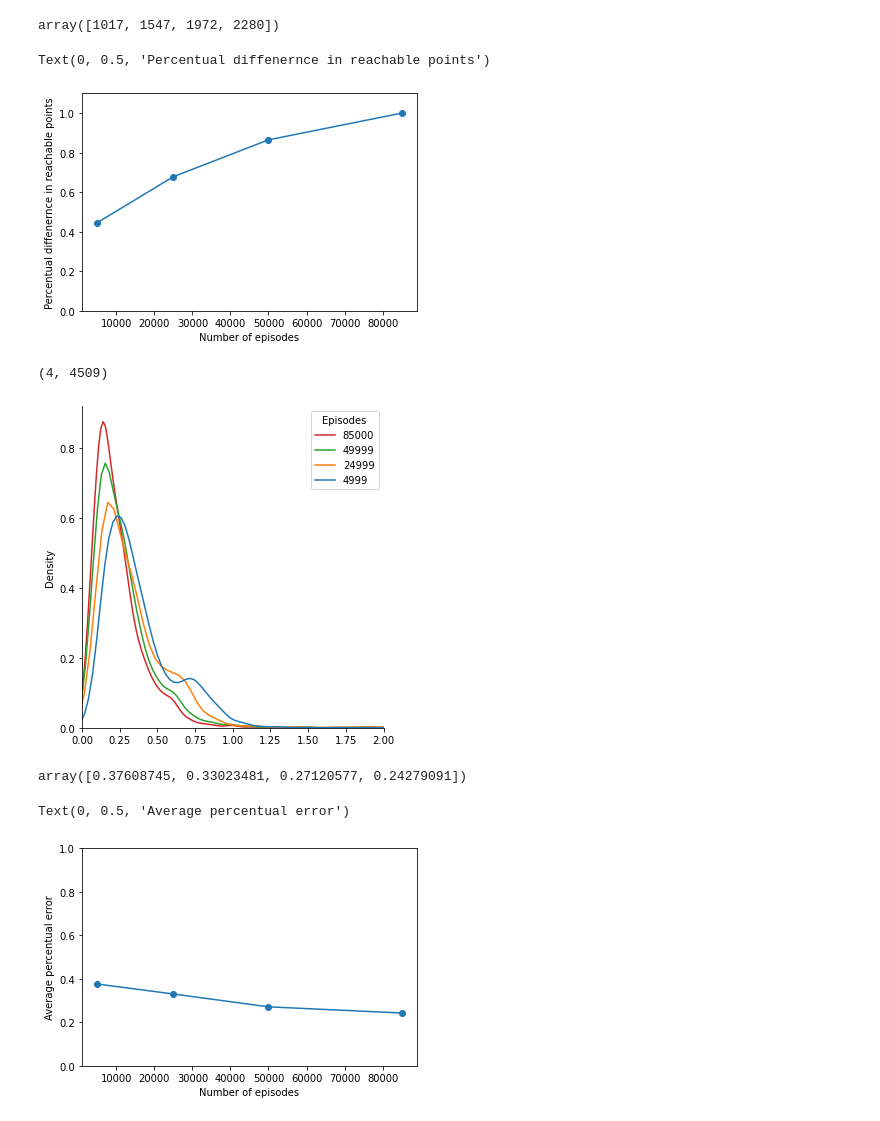
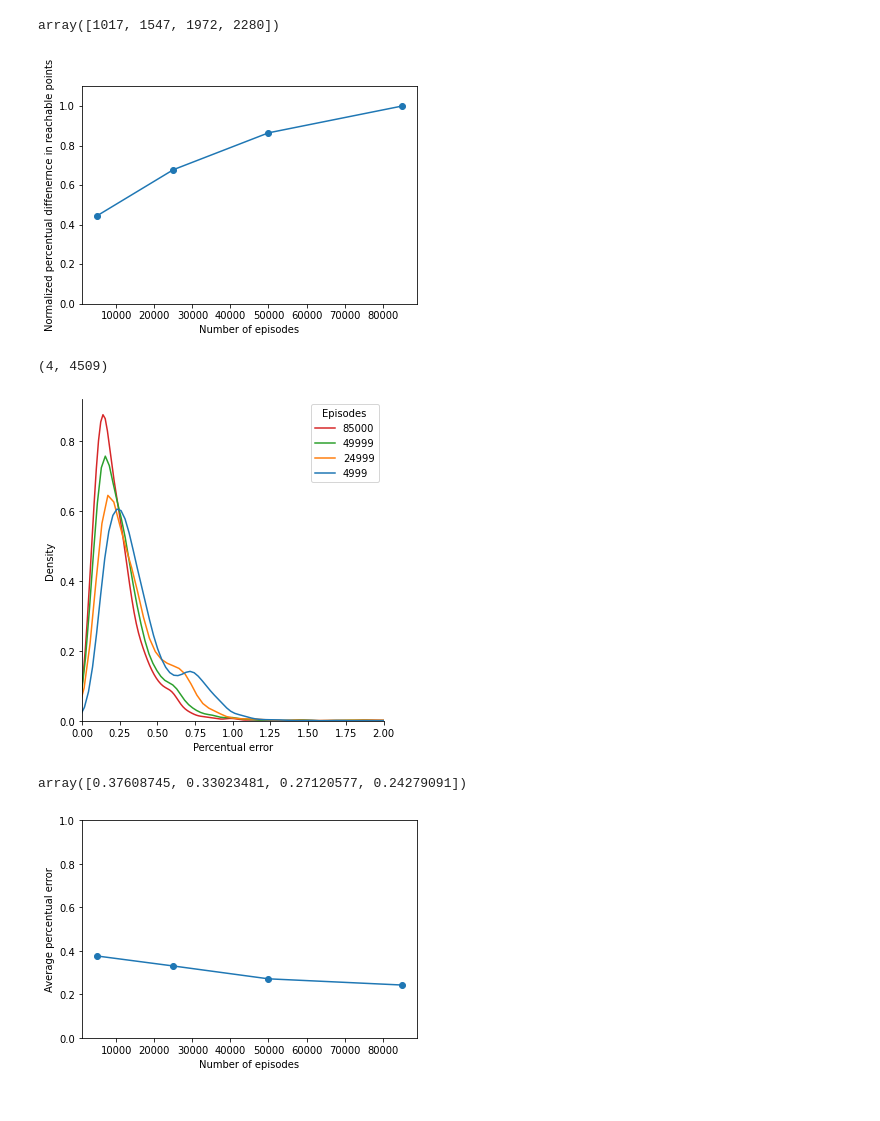
Before and after one commit to jprogrammer13/jumpleg_rl, a Jupyter notebook: utils/feasible_region_perc.ipynb, the cells around one changed output. Drawn from its saved outputs; the diff is of its cells as text; code cells hidden in the pictures.

Commit message:
new plots

```diff
--- a/utils/feasible_region_perc.ipynb
+++ b/utils/feasible_region_perc.ipynb
@@ -93,6 +93,7 @@ def calc_feasible_region(model_name, cmap, norm, cmap2, norm2):
     ax.set_ylabel('$y$',fontsize=20)
     ax.set_zlabel('$z$',fontsize=20)
     fig.savefig(os.path.join('plots5', f'{model_name}_complete.svg'), dpi=200)
+    plt.tight_layout()
     plt.show()
 
     # Filter jump with .1 m error
@@ -120,6 +121,7 @@ def calc_feasible_region(model_name, cmap, norm, cmap2, norm2):
     ax.set_ylabel('$y$',fontsize=20)
     ax.set_zlabel('$z$',fontsize=20)
     fig.savefig(os.path.join('plots5', f'{model_name}_filtered.svg'), dpi=200)
+    plt.tight_layout()
     plt.show()
 
     # top
@@ -140,6 +142,7 @@ def calc_feasible_region(model_name, cmap, norm, cmap2, norm2):
     ax.set_ylabel('$y$',fontsize=20)
     ax.set_zlabel('$z$',fontsize=20)
     fig.savefig(os.path.join('plots5', f'{model_name}_filtered_top.svg'), dpi=200)
+    plt.tight_layout()
     plt.show()
 
 
@@ -162,6 +165,7 @@ def calc_feasible_region(model_name, cmap, norm, cmap2, norm2):
     ax.set_ylabel('$y$',fontsize=20)
     ax.set_zlabel('$z$',fontsize=20)
     fig.savefig(os.path.join('plots5', f'{model_name}_filtered_side.svg'), dpi=200)
+    plt.tight_layout()
     plt.show()
 
     return n_of_point, error
@@ -194,12 +198,12 @@ test[-1] = 85000
 # %%
 plt.ylim(0,1.1)
 plt.plot(test,norm_point)
 plt.scatter(test,norm_point)
 plt.xlabel('Number of episodes')
-plt.ylabel('Percentual diffenernce in reachable points')
+plt.ylabel('Normalized percentual diffenernce in reachable points')
+plt.savefig(os.path.join('plots5', 'normalized_percentual_points.svg'), dpi=200)
 # %% [output]
-Text(0, 0.5, 'Percentual diffenernce in reachable points')
-[figure, old version]
+[figure, new version]
 # %%
 mean_error = np.array([i[1] for i in results])
 # %%
@@ -211,8 +215,10 @@ sns.displot([me for me in mean_error],kind='kde',fill=False,legend=False)
 plt.legend(title="Episodes",labels=test[::-1])
 plt.xlim(0,2)
 plt.savefig('err_dist.jpg',dpi=200)
+plt.xlabel('Percentual error')
+plt.savefig(os.path.join('plots5', 'error_density.svg'), dpi=200)
 # %% [output]
-[figure, old version]
+[figure, new version]
 # %%
 np.mean(mean_error,axis=1)
 # %% [output]
@@ -223,6 +229,6 @@ plt.plot(test,np.mean(mean_error,axis=1))
 plt.scatter(test,np.mean(mean_error,axis=1))
 plt.xlabel('Number of episodes')
 plt.ylabel('Average percentual error')
+plt.savefig(os.path.join('plots5', 'avg_error.svg'), dpi=200)
 # %% [output]
-Text(0, 0.5, 'Average percentual error')
 [figure]
```
Also changed, not shown: parts of 1 cell of this notebook, 19 other files.
